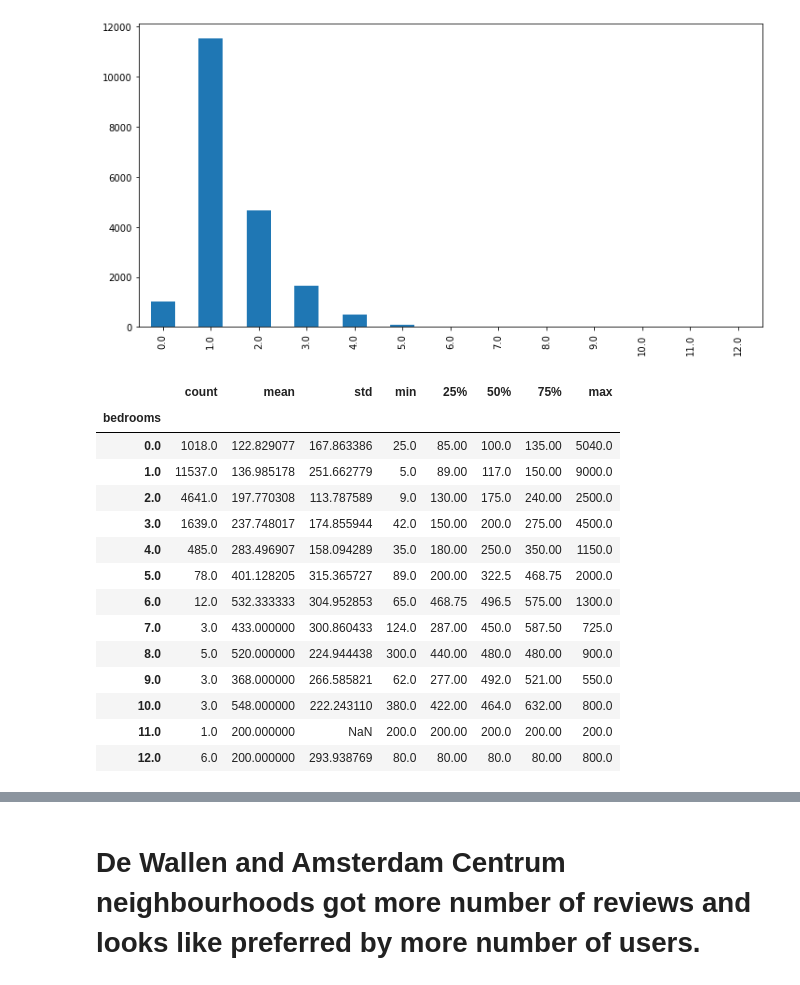
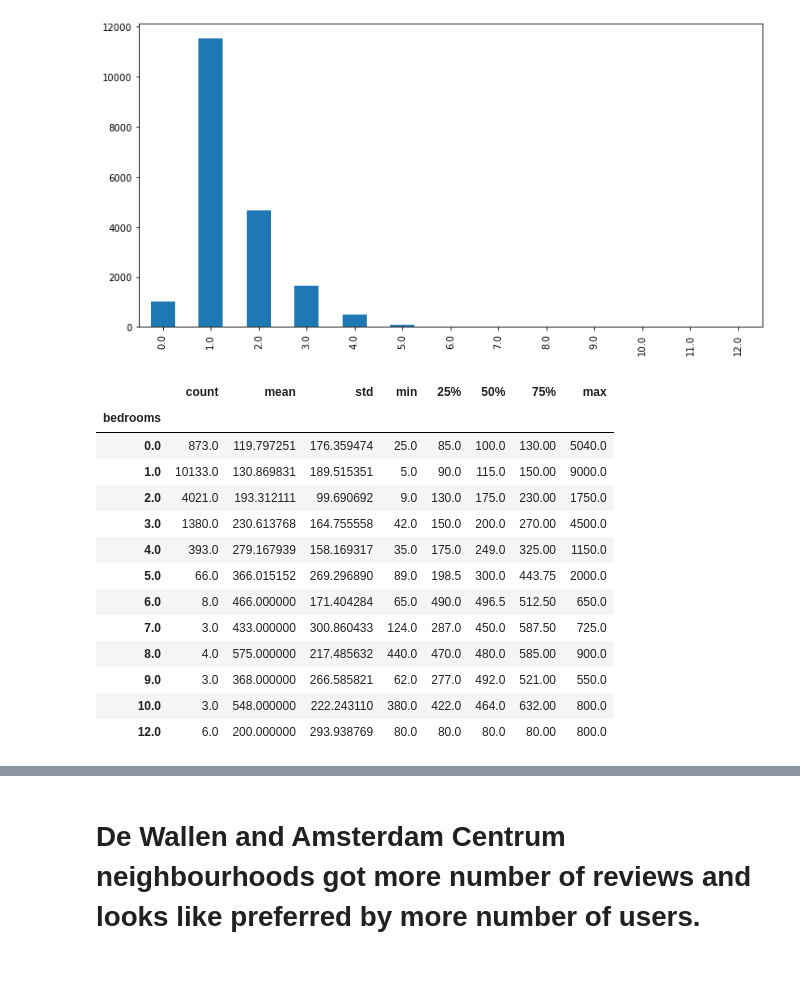
Before and after one commit to ranguswetha/Amsterdam-Airbnb-DataAnalysis, a Jupyter notebook: Airbnb-Amsterdam-DataAnalysis & visualizations.ipynb, the cells around one changed output, grey strips where cells are left out. Saved outputs shown, nothing was run; the diff lists cells and outputs as text; code cells hidden in the pictures.

```diff
--- a/Airbnb-Amsterdam-DataAnalysis & visualizations.ipynb
+++ b/Airbnb-Amsterdam-DataAnalysis & visualizations.ipynb
@@ -22,6 +22,24 @@ listings.head()
 # %% [markdown]
 # There are lot many other columns but i'm particularly interested in looking at bedrooms column and how they are related to price of the listings.
 # value_counts provides unique values available for each bedroom type
+# %%
+# we are creating function here to clean price column in both datasets
+
+# function to replace $ sign from price column and chnage its column type to float
+
+def clean_price( x ):
+
+    return(x.replace('[\$,]','', regex= True).astype(float))
+
+
+#clean price column and only consider ones with >0
+listings.price = clean_price(listings.price)
+listings = listings[listings.price >0]
+
+listings = listings[listings.number_of_reviews >0]
+
+calendar.price = clean_price(calendar.price)
+calendar = calendar[calendar.price >0]
 # %%
 bedrooms_val_counts = listings.bedrooms.value_counts()
 
@@ -49,31 +67,25 @@ bedrooms_val_counts.sort_index().plot.bar(figsize = (12,6))
 <matplotlib.axes._subplots.AxesSubplot at 0x...>
 [figure]
 # %%
-#now lets look at how the listings with various bedroom counts are priced. we need to  remove '$' sign from price column and convert value to floats before performing any kind of comutations on the column.
-
-listings.price = listings.price.replace('[\$,]','', regex= True).astype(float)
-
-#now price is usable to get a look on how they vary with number of bedrooms for a listing.
+#now lets look at how the listings with various bedroom counts are priced.
 
 bedrooms = listings.groupby('bedrooms')
-
 bedrooms["price"].describe()
 # %% [output]
 |  | count | mean | std | min | 25% | 50% | 75% | max |
 | bedrooms |  |  |  |  |  |  |  |  |
-| 0.0 | 1018.0 | 122.829077 | 167.863386 | 25.0 | 85.00 | 100.0 | 135.00 | 5040.0 |
-| 1.0 | 11537.0 | 136.985178 | 251.662779 | 5.0 | 89.00 | 117.0 | 150.00 | 9000.0 |
-| 2.0 | 4641.0 | 197.770308 | 113.787589 | 9.0 | 130.00 | 175.0 | 240.00 | 2500.0 |
-| 3.0 | 1639.0 | 237.748017 | 174.855944 | 42.0 | 150.00 | 200.0 | 275.00 | 4500.0 |
-| 4.0 | 485.0 | 283.496907 | 158.094289 | 35.0 | 180.00 | 250.0 | 350.00 | 1150.0 |
-| 5.0 | 78.0 | 401.128205 | 315.365727 | 89.0 | 200.00 | 322.5 | 468.75 | 2000.0 |
-| 6.0 | 12.0 | 532.333333 | 304.952853 | 65.0 | 468.75 | 496.5 | 575.00 | 1300.0 |
-| 7.0 | 3.0 | 433.000000 | 300.860433 | 124.0 | 287.00 | 450.0 | 587.50 | 725.0 |
-| 8.0 | 5.0 | 520.000000 | 224.944438 | 300.0 | 440.00 | 480.0 | 480.00 | 900.0 |
-| 9.0 | 3.0 | 368.000000 | 266.585821 | 62.0 | 277.00 | 492.0 | 521.00 | 550.0 |
-| 10.0 | 3.0 | 548.000000 | 222.243110 | 380.0 | 422.00 | 464.0 | 632.00 | 800.0 |
-| 11.0 | 1.0 | 200.000000 | NaN | 200.0 | 200.00 | 200.0 | 200.00 | 200.0 |
-| 12.0 | 6.0 | 200.000000 | 293.938769 | 80.0 | 80.00 | 80.0 | 80.00 | 800.0 |
+| 0.0 | 873.0 | 119.797251 | 176.359474 | 25.0 | 85.0 | 100.0 | 130.00 | 5040.0 |
+| 1.0 | 10133.0 | 130.869831 | 189.515351 | 5.0 | 90.0 | 115.0 | 150.00 | 9000.0 |
+| 2.0 | 4021.0 | 193.312111 | 99.690692 | 9.0 | 130.0 | 175.0 | 230.00 | 1750.0 |
+| 3.0 | 1380.0 | 230.613768 | 164.755558 | 42.0 | 150.0 | 200.0 | 270.00 | 4500.0 |
+| 4.0 | 393.0 | 279.167939 | 158.169317 | 35.0 | 175.0 | 249.0 | 325.00 | 1150.0 |
+| 5.0 | 66.0 | 366.015152 | 269.296890 | 89.0 | 198.5 | 300.0 | 443.75 | 2000.0 |
+| 6.0 | 8.0 | 466.000000 | 171.404284 | 65.0 | 490.0 | 496.5 | 512.50 | 650.0 |
+| 7.0 | 3.0 | 433.000000 | 300.860433 | 124.0 | 287.0 | 450.0 | 587.50 | 725.0 |
+| 8.0 | 4.0 | 575.000000 | 217.485632 | 440.0 | 470.0 | 480.0 | 585.00 | 900.0 |
+| 9.0 | 3.0 | 368.000000 | 266.585821 | 62.0 | 277.0 | 492.0 | 521.00 | 550.0 |
+| 10.0 | 3.0 | 548.000000 | 222.243110 | 380.0 | 422.0 | 464.0 | 632.00 | 800.0 |
+| 12.0 | 6.0 | 200.000000 | 293.938769 | 80.0 | 80.0 | 80.0 | 80.00 | 800.0 |
 # %%
 # lets now look at bar chart of the average price of the listings grouped by bedroom
 # %%
```
Also changed, not shown: parts of 8 cells of this notebook.
